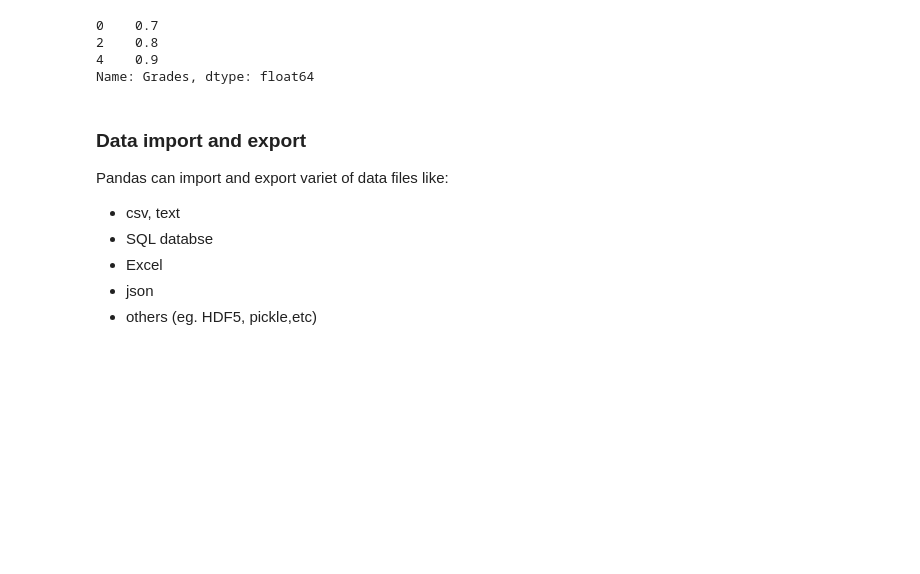
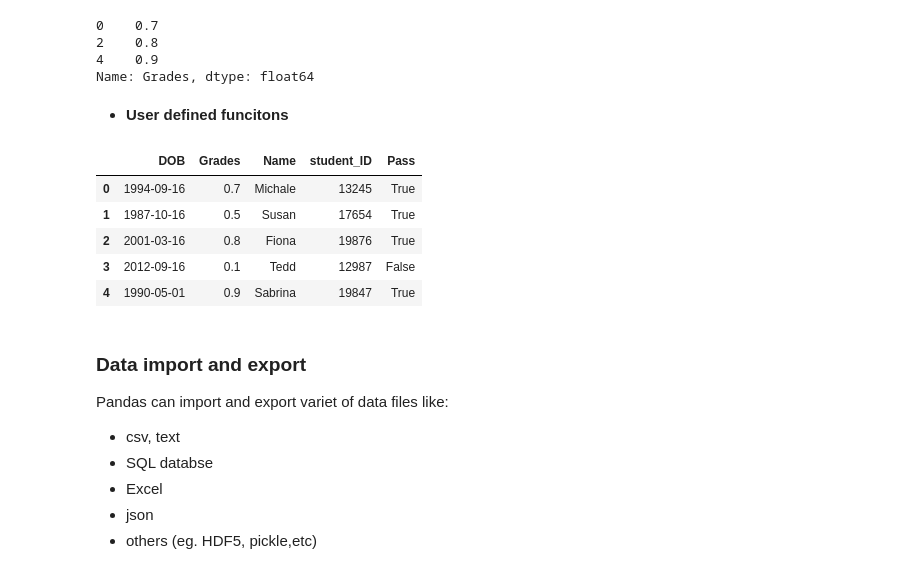
Before and after one commit to pwsafrica/material_notebooks, a Jupyter notebook: Day9_Pandas/Lecture/Day9_Pandas.ipynb, the cells around one changed output. Cells and saved outputs as stored; diff of their text form; code cells hidden in the pictures; blank space fills up the shorter version.

```diff
--- a/Day9_Pandas/Lecture/Day9_Pandas.ipynb
+++ b/Day9_Pandas/Lecture/Day9_Pandas.ipynb
@@ -165,6 +165,25 @@ grades[grades>0.5]
 2    0.8
 4    0.9
 Name: Grades, dtype: float64
+# %% [markdown]
+* **User defined funcitons**
+# %%
+def pass_func (grade):
+    if grade >= 0.5:
+        return True
+    else:
+        return False
+# %%
+student_df['Pass'] = student_df['Grades'].apply(lambda x: pass_func(x))
+# %%
+student_df
+# %% [output]
+|  | DOB | Grades | Name | student_ID | Pass |
+| 0 | 1994-09-16 | 0.7 | Michale | 13245 | True |
+| 1 | 1987-10-16 | 0.5 | Susan | 17654 | True |
+| 2 | 2001-03-16 | 0.8 | Fiona | 19876 | True |
+| 3 | 2012-09-16 | 0.1 | Tedd | 12987 | False |
+| 4 | 1990-05-01 | 0.9 | Sabrina | 19847 | True |
 # %% [markdown]
 ### Data import and export
 Pandas can import and export variet of data files like:
```
Also changed, not shown: parts of 3 cells of this notebook, 3 other files.
